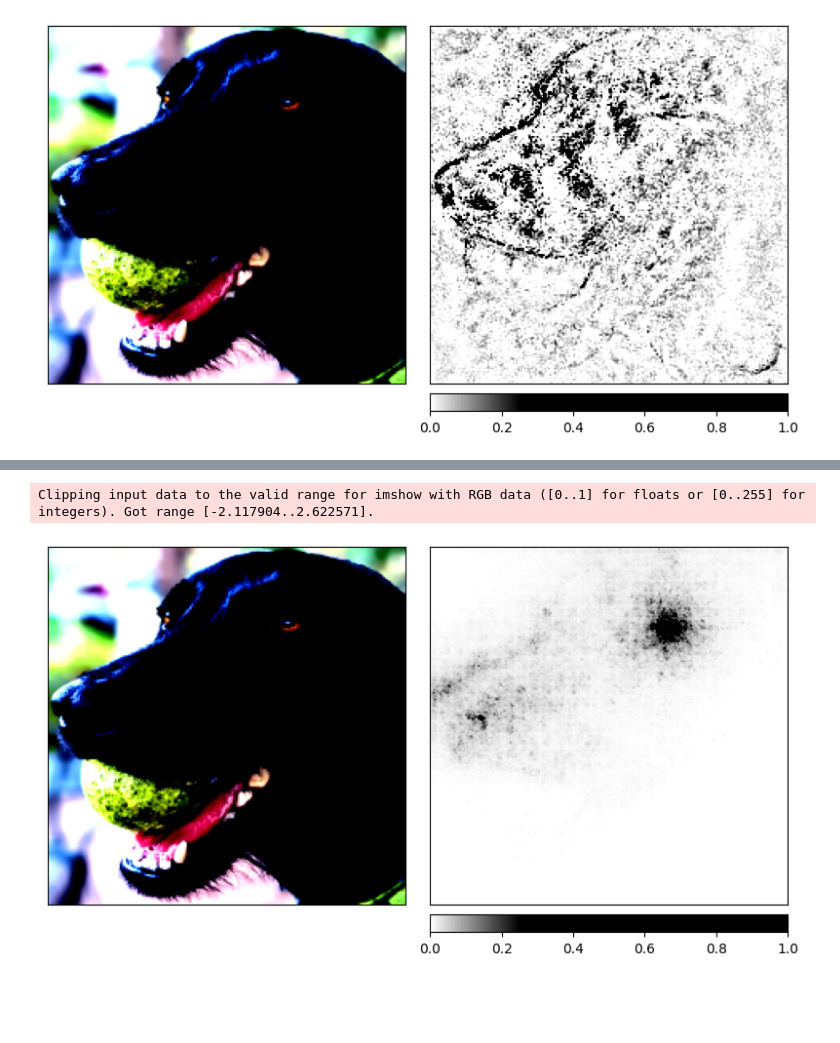
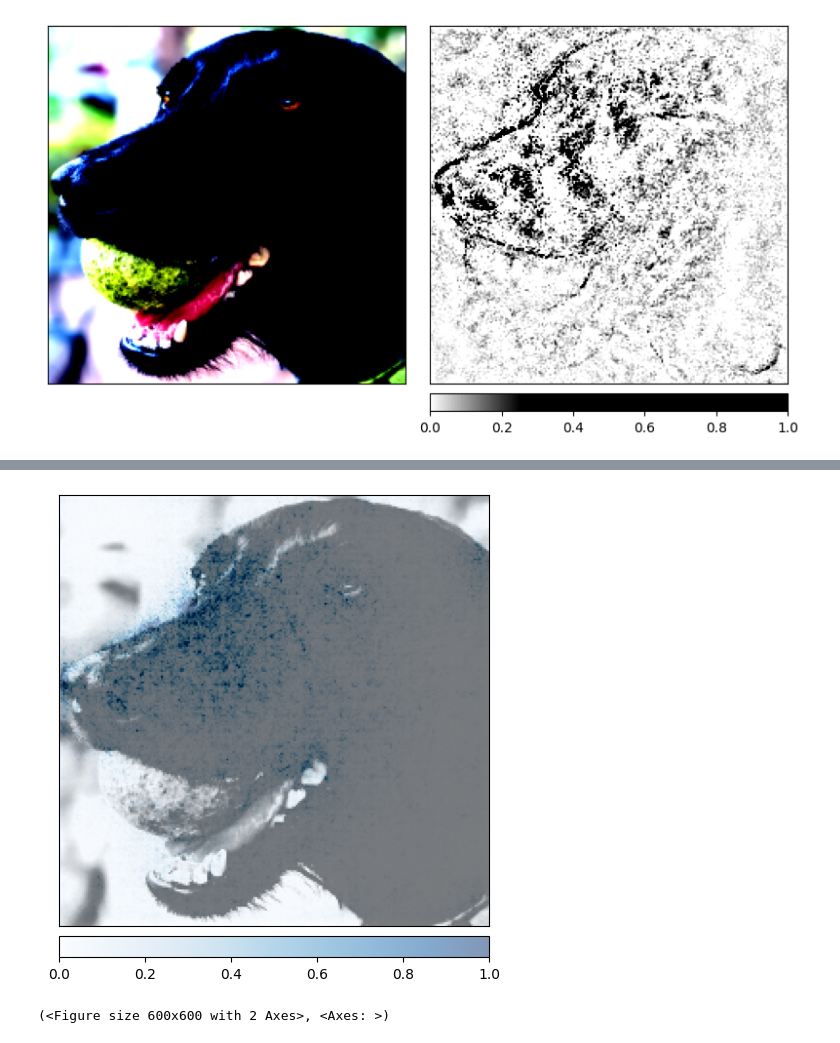
Before and after one commit to ZacCarrico/mlops_genai_2024, a Jupyter notebook: gradient_based_interp.ipynb, the cells around one changed output, grey strips where cells are left out. Drawn from its saved outputs; the diff is of its cells as text; code cells hidden in the pictures; blank space fills up the shorter version.

```diff
--- a/gradient_based_interp.ipynb
+++ b/gradient_based_interp.ipynb
@@ -143,16 +147,11 @@ plt.show()
 # %%
 noise_tunnel = NoiseTunnel(saliency)
 saliency_nt = noise_tunnel.attribute(input_tensor, nt_type='smoothgrad_sq', nt_samples_batch_size=NT_SAMPLES_BATCH_SIZE, nt_samples=NT_SAMPLES, target=target_class)
 transposed_saliency_nt = np.transpose(saliency_nt.squeeze().numpy(), (1,2,0))
-_ = viz.visualize_image_attr_multiple(transposed_saliency_nt,
-                                      transposed_image,
-                                      ["original_image", "heat_map"],
-                                      ["all", "positive"],
-                                      cmap=default_cmap,
-                                      show_colorbar=True)
+viz.visualize_image_attr(transposed_saliency_nt, transposed_image, method='blended_heat_map', sign='absolute_value', show_colorbar=True)
 # %% [output]
+[figure, new version]
-Clipping input data to the valid range for imshow with RGB data ([0..1] for floats or [0..255] for integers). Got range [-2.117904..2.622571].
+(<Figure size 600x600 with 2 Axes>, <Axes: >)
-[figure, old version]
 # %%
 # use captum grad-cam to visualize the model's attention
 from captum.attr import GuidedGradCam
```
Also changed, not shown: parts of 7 cells of this notebook.
